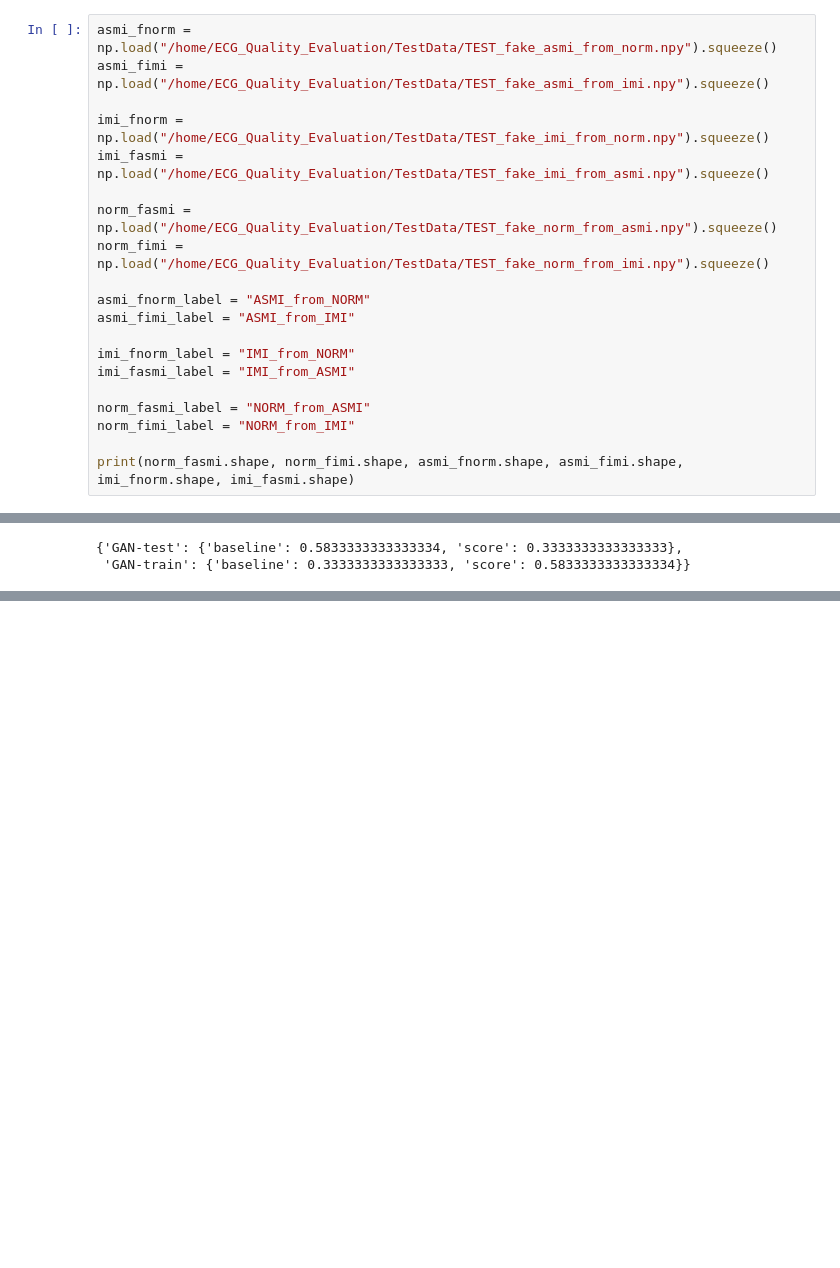
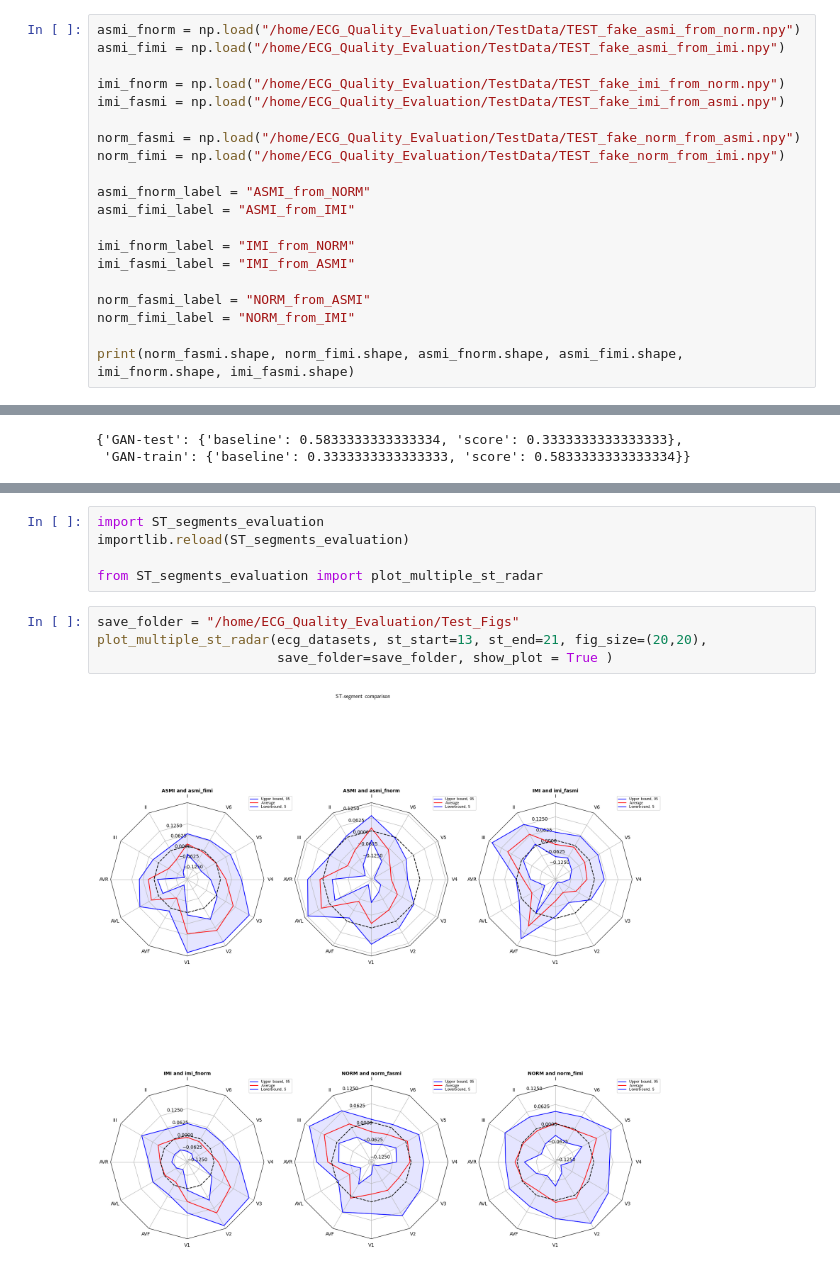
Before and after one commit to SaraBtt/ECG_Quality_Evaluation, a Jupyter notebook: TEST_scripts.ipynb, the cells around one changed output, grey strips where cells are left out. Saved outputs shown, nothing was run; the diff lists cells and outputs as text; blank space fills up the shorter version.

Commit message:
added st radar plots as well as requirements

```diff
--- a/TEST_scripts.ipynb
+++ b/TEST_scripts.ipynb
@@ -15,14 +15,14 @@ real_norm_label  = "NORM"
 real_asmi_label = "ASMI"
 real_imi_label = "IMI"
 # %%
-asmi_fnorm = np.load("/home/ECG_Quality_Evaluation/TestData/TEST_fake_asmi_from_norm.npy").squeeze()
-asmi_fimi = np.load("/home/ECG_Quality_Evaluation/TestData/TEST_fake_asmi_from_imi.npy").squeeze()
+asmi_fnorm = np.load("/home/ECG_Quality_Evaluation/TestData/TEST_fake_asmi_from_norm.npy")
+asmi_fimi = np.load("/home/ECG_Quality_Evaluation/TestData/TEST_fake_asmi_from_imi.npy")
 
-imi_fnorm = np.load("/home/ECG_Quality_Evaluation/TestData/TEST_fake_imi_from_norm.npy").squeeze()
-imi_fasmi = np.load("/home/ECG_Quality_Evaluation/TestData/TEST_fake_imi_from_asmi.npy").squeeze()
+imi_fnorm = np.load("/home/ECG_Quality_Evaluation/TestData/TEST_fake_imi_from_norm.npy")
+imi_fasmi = np.load("/home/ECG_Quality_Evaluation/TestData/TEST_fake_imi_from_asmi.npy")
 
-norm_fasmi = np.load("/home/ECG_Quality_Evaluation/TestData/TEST_fake_norm_from_asmi.npy").squeeze()
-norm_fimi = np.load("/home/ECG_Quality_Evaluation/TestData/TEST_fake_norm_from_imi.npy").squeeze()
+norm_fasmi = np.load("/home/ECG_Quality_Evaluation/TestData/TEST_fake_norm_from_asmi.npy")
+norm_fimi = np.load("/home/ECG_Quality_Evaluation/TestData/TEST_fake_norm_from_imi.npy")
 
 asmi_fnorm_label = "ASMI_from_NORM"
 asmi_fimi_label = "ASMI_from_IMI"
@@ -168,0 +134,11 @@ GAN test model training on REAL DATA...
+# %%
+import ST_segments_evaluation
+importlib.reload(ST_segments_evaluation)
+
+from ST_segments_evaluation import plot_multiple_st_radar
+# %%
+save_folder = "/home/ECG_Quality_Evaluation/Test_Figs"
+plot_multiple_st_radar(ecg_datasets, st_start=13, st_end=21, fig_size=(20,20),
+                       save_folder=save_folder, show_plot = True )
+# %% [output]
+[figure, added]
```
Also changed, not shown: parts of 4 cells of this notebook, 4 other files.
